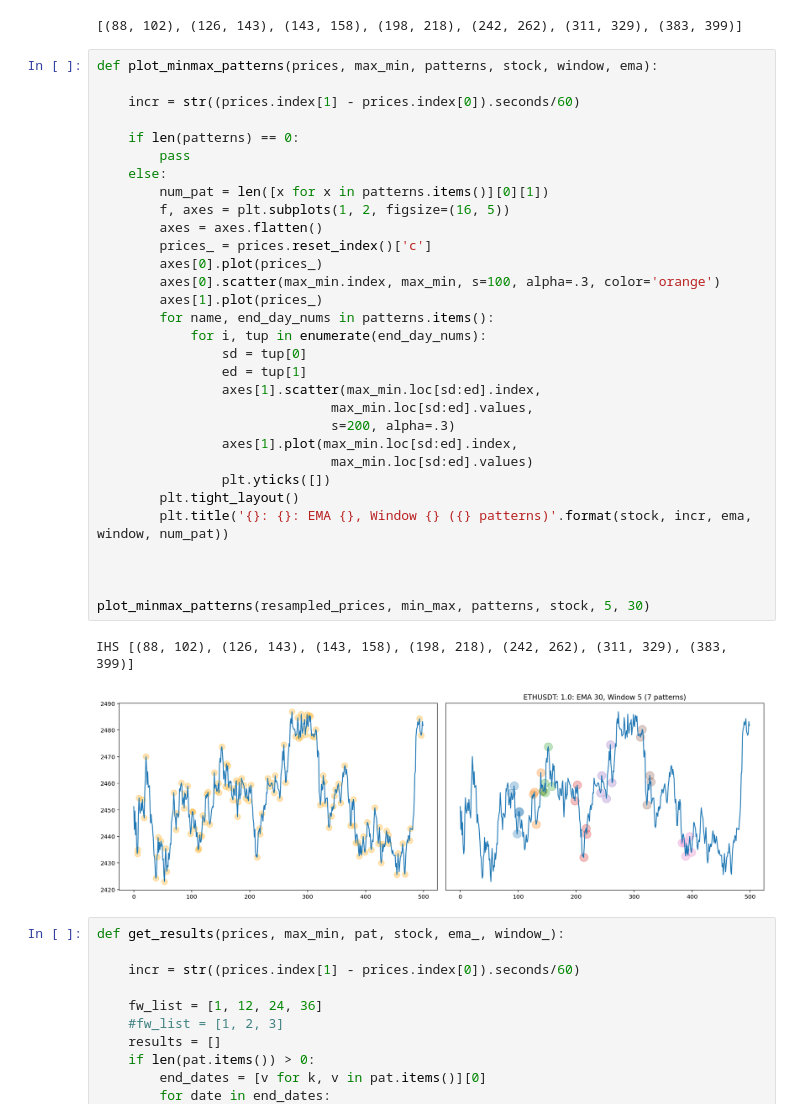
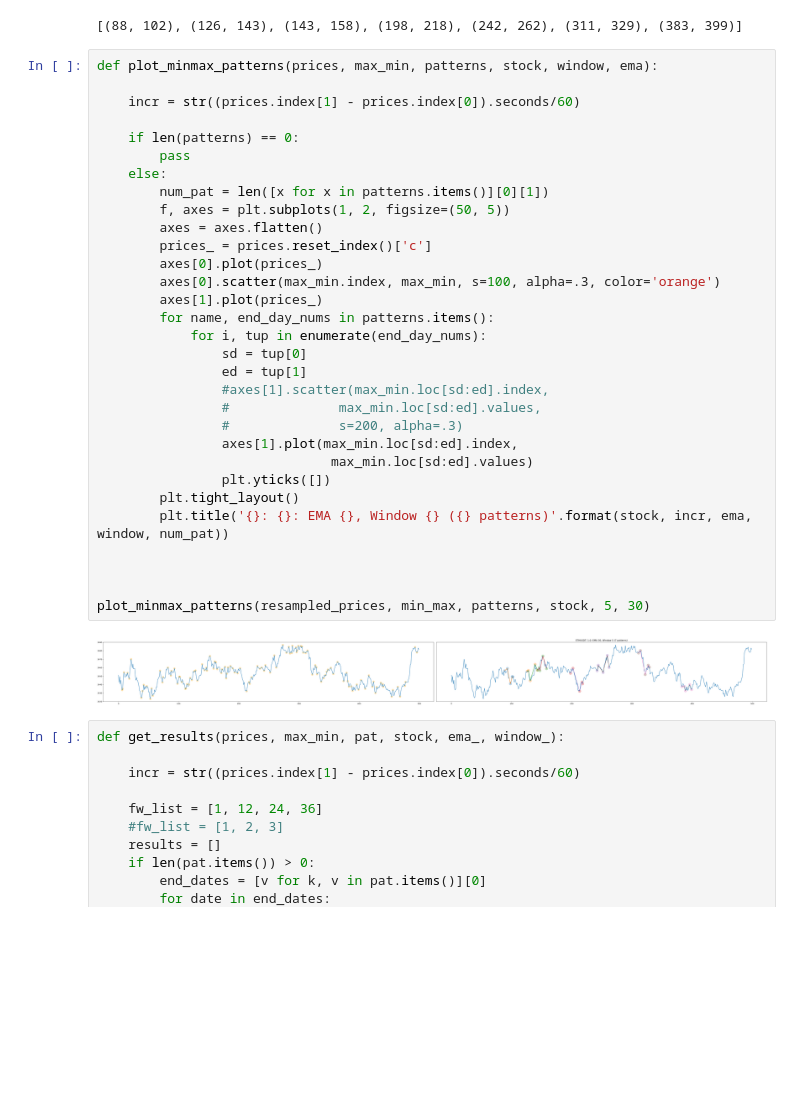
Before and after one commit to tysoncung/crypto-chart-patterns, a Jupyter notebook: chart-patterns.ipynb, the cells around one changed output. Drawn from its saved outputs; the diff is of its cells as text; blank space fills up the shorter version.

```diff
--- a/chart-patterns.ipynb
+++ b/chart-patterns.ipynb
@@ -167,37 +167,36 @@ print(patterns['IHS'])
 # %%
 def plot_minmax_patterns(prices, max_min, patterns, stock, window, ema):
 
     incr = str((prices.index[1] - prices.index[0]).seconds/60)
 
     if len(patterns) == 0:
         pass
     else:
         num_pat = len([x for x in patterns.items()][0][1])
-        f, axes = plt.subplots(1, 2, figsize=(16, 5))
+        f, axes = plt.subplots(1, 2, figsize=(50, 5))
         axes = axes.flatten()
         prices_ = prices.reset_index()['c']
         axes[0].plot(prices_)
         axes[0].scatter(max_min.index, max_min, s=100, alpha=.3, color='orange')
         axes[1].plot(prices_)
         for name, end_day_nums in patterns.items():
             for i, tup in enumerate(end_day_nums):
                 sd = tup[0]
                 ed = tup[1]
-                axes[1].scatter(max_min.loc[sd:ed].index,
-                              max_min.loc[sd:ed].values,
-                              s=200, alpha=.3)
+                #axes[1].scatter(max_min.loc[sd:ed].index,
+                #              max_min.loc[sd:ed].values,
+                #              s=200, alpha=.3)
                 axes[1].plot(max_min.loc[sd:ed].index,
                               max_min.loc[sd:ed].values)
                 plt.yticks([])
         plt.tight_layout()
         plt.title('{}: {}: EMA {}, Window {} ({} patterns)'.format(stock, incr, ema, window, num_pat))
 
 
 
 plot_minmax_patterns(resampled_prices, min_max, patterns, stock, 5, 30)
 # %% [output]
-IHS [(88, 102), (126, 143), (143, 158), (198, 218), (242, 262), (311, 329), (383, 399)]
-[figure, old version]
+[figure, new version]
 # %%
 def get_results(prices, max_min, pat, stock, ema_, window_):
 
```
